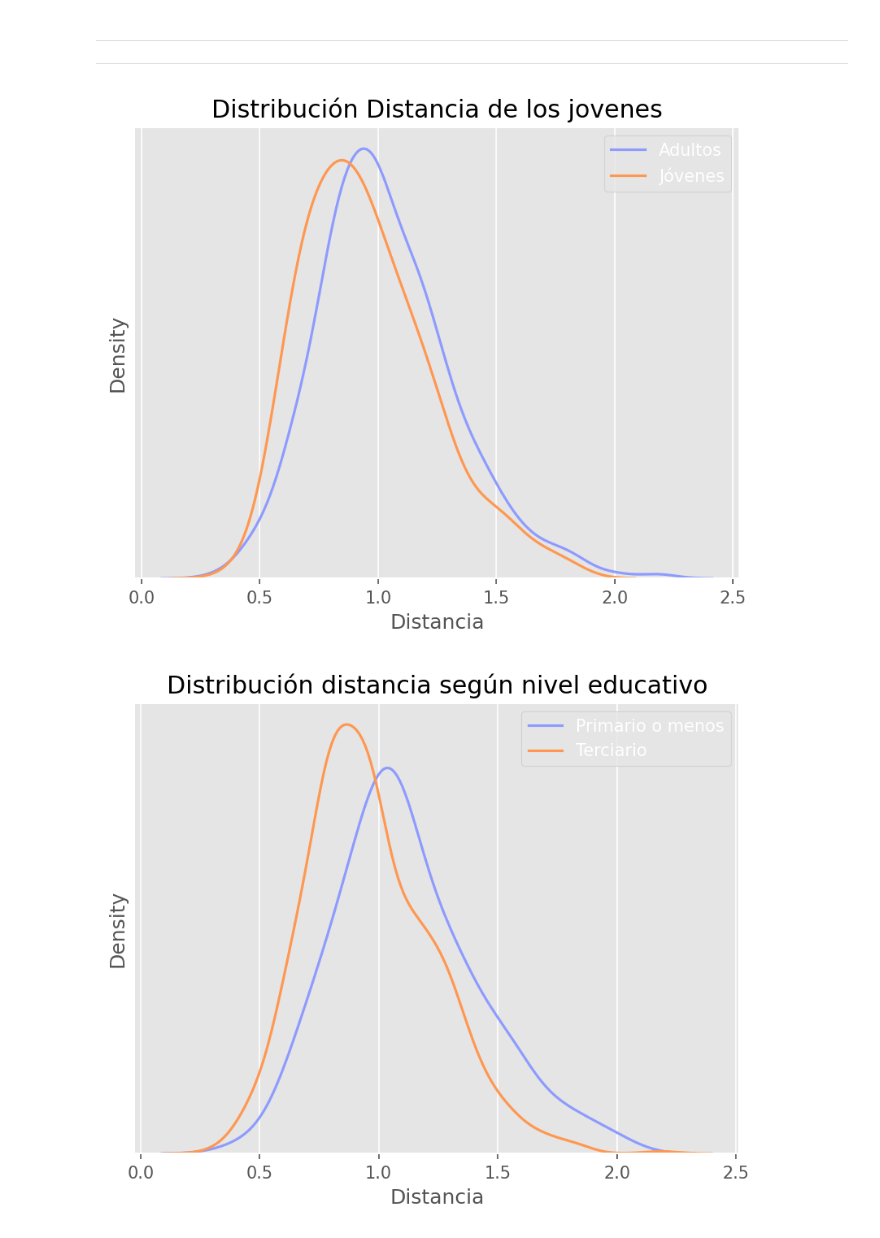
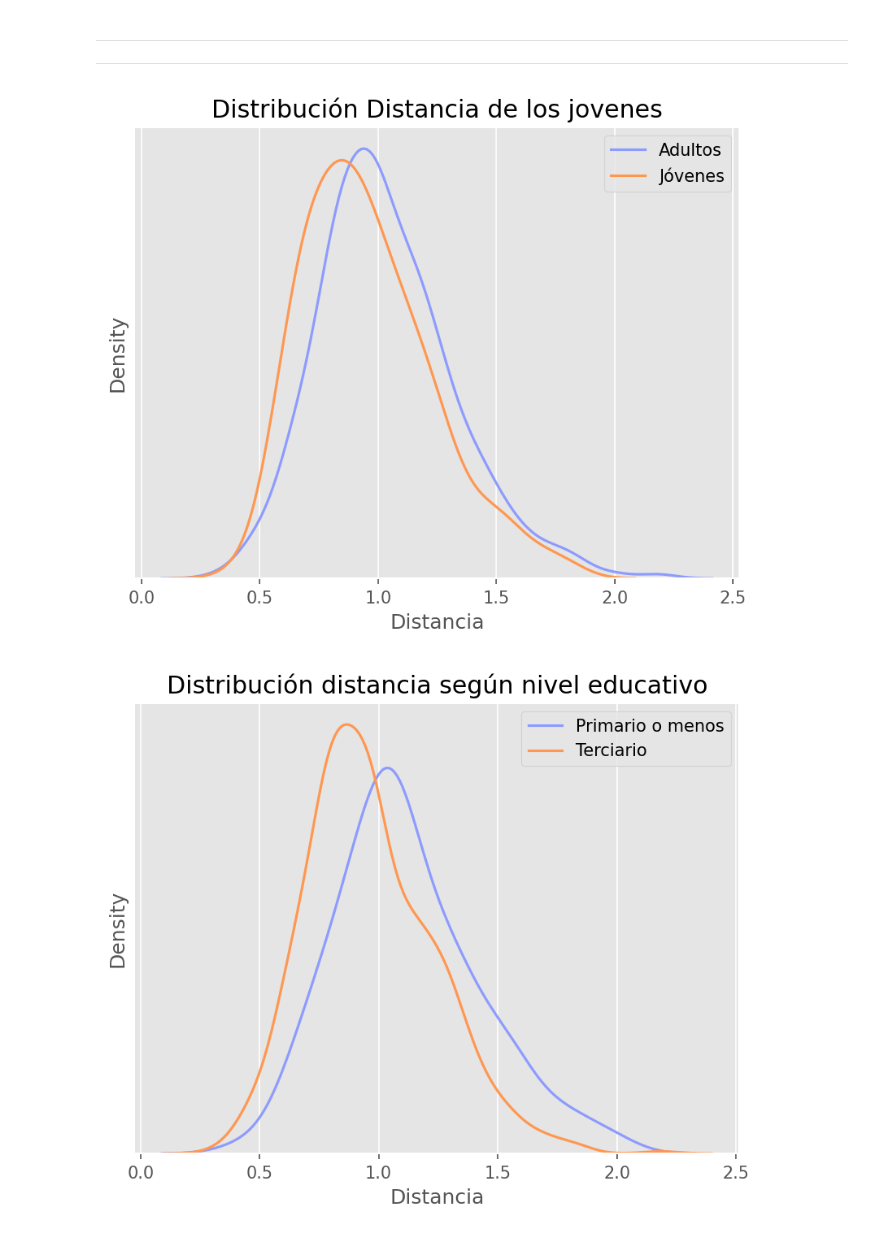
Before and after one commit to datos-Fundar/Art-culo-Sesgos-LLM-s, a Jupyter notebook: distance_bard.ipynb, the cells around one changed output. Saved outputs shown, nothing was run; the diff lists cells and outputs as text; code cells hidden in the pictures.

```diff
--- a/distance_bard.ipynb
+++ b/distance_bard.ipynb
@@ -518,28 +518,32 @@ sns.kdeplot(
 plt.title("Distribución Distancia de los jovenes", color='black')
 plt.xlabel("Distancia")
 plt.yticks([], [])
-plt.legend(loc='upper right')
+legend = plt.legend(loc='upper right')
+legend.get_texts()[0].set_color('black')
+legend.get_texts()[1].set_color('black')
 plt.show()
 # %% [output]
-[figure, old version]
+[figure, new version]
 # %%
 lpop_adulto = lpop[lpop['edr']<=1]
 lpop_joven = lpop[lpop['edr']==3]
 plt.figure(dpi=150)
 
 sns.kdeplot(
    lpop_adulto[lpop_adulto['bard_num_preg']>8]['bard_distance_norm'], label="Primario o menos"
 )
 sns.kdeplot(
    lpop_joven[lpop_joven['bard_num_preg']>8]['bard_distance_norm'], label="Terciario"
 )
 plt.title("Distribución distancia según nivel educativo", color='black')
 plt.xlabel("Distancia")
 plt.yticks([], [])
-plt.legend(loc='upper right')
+legend = plt.legend(loc='upper right')
+legend.get_texts()[0].set_color('black')
+legend.get_texts()[1].set_color('black')
 plt.show()
 # %% [output]
-[figure, old version]
+[figure, new version]
 # %%
 lpop_adulto = lpop[lpop['conocim']<=2]
 lpop_joven = lpop[lpop['conocim']>=4]
```
Also changed, not shown: parts of 3 cells of this notebook, 4 other files.
